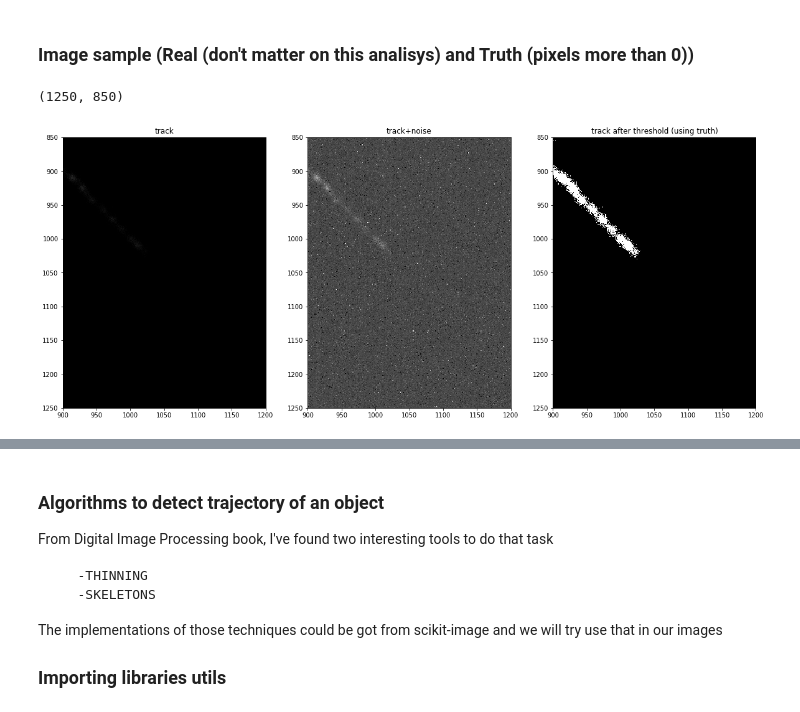
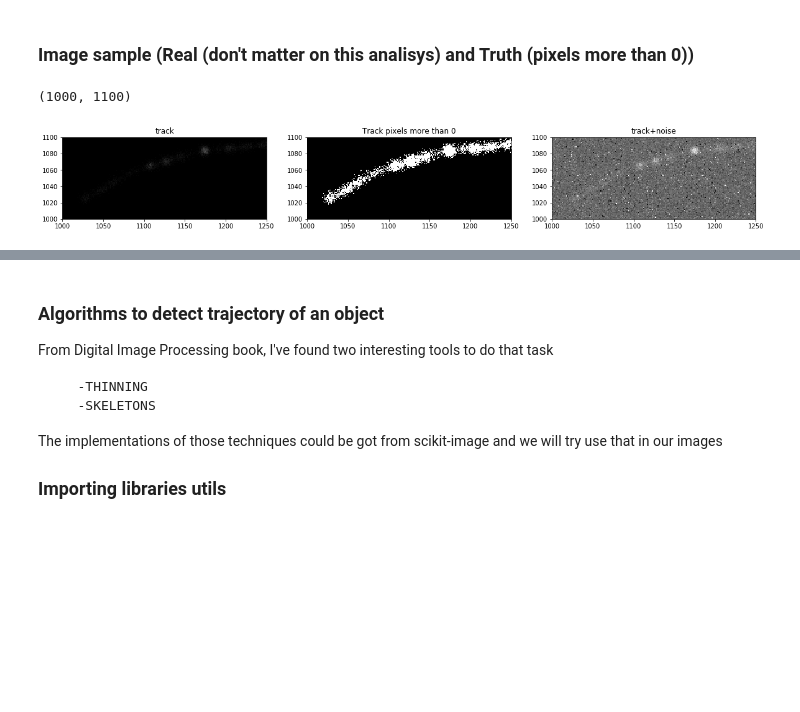
Before and after one commit to Gui1402/filtering_cygnus, a Jupyter notebook: notebooks/track_sim_study.ipynb, the cells around one changed output, grey strips where cells are left out. Drawn from its saved outputs; the diff is of its cells as text; code cells hidden in the pictures; blank space fills up the shorter version.

```diff
--- a/notebooks/track_sim_study.ipynb
+++ b/notebooks/track_sim_study.ipynb
@@ -25,23 +23,26 @@ img_num = 70
 # %% [markdown]
 ### Image sample (Real (don't matter on this analisys) and Truth (pixels more than 0))
 # %%
+img_num = 35
+lims_x = [1000,1250]
+lims_y = [1000,1100]
 f = h5py.File(fullFiles[0],'r')
 fig,ax = plt.subplots(1,3,figsize = (20,8))
 im_real = f['x_train'][img_num,:].reshape(2048,2048)
 im_truth = f['y_train'][img_num,:].reshape(2048,2048)
 im_truth_threshold = im_truth>0
-ax[1].imshow(im_real, vmax = 135, vmin = 85, cmap = 'gray')
-ax[1].set_xlim([900,1200])
-ax[1].set_ylim([1250,850])
+ax[2].imshow(im_real, vmax = 120, vmin = 85, cmap = 'gray')
+ax[2].set_xlim(lims_x)
+ax[2].set_ylim(lims_y)
 ax[0].set_title('track')
 ax[0].imshow(im_truth, cmap = 'gray')
-ax[0].set_xlim([900,1200])
-ax[0].set_ylim([1250,850])
-ax[1].set_title('track+noise')
-ax[2].imshow(im_truth_threshold, cmap = 'gray')
-ax[2].set_title('track after threshold (using truth)')
-ax[2].set_xlim([900,1200])
-ax[2].set_ylim([1250,850])
+ax[0].set_xlim(lims_x)
+ax[0].set_ylim(lims_y)
+ax[2].set_title('track+noise')
+ax[1].imshow(im_truth_threshold, cmap = 'gray')
+ax[1].set_title('Track pixels more than 0')
+ax[1].set_xlim(lims_x)
+ax[1].set_ylim(lims_y)
 # %% [output]
-(1250, 850)
+(1000, 1100)
-[figure, old version]
+[figure, new version]
```
Also changed, not shown: parts of 5 cells of this notebook, 4 other files.
